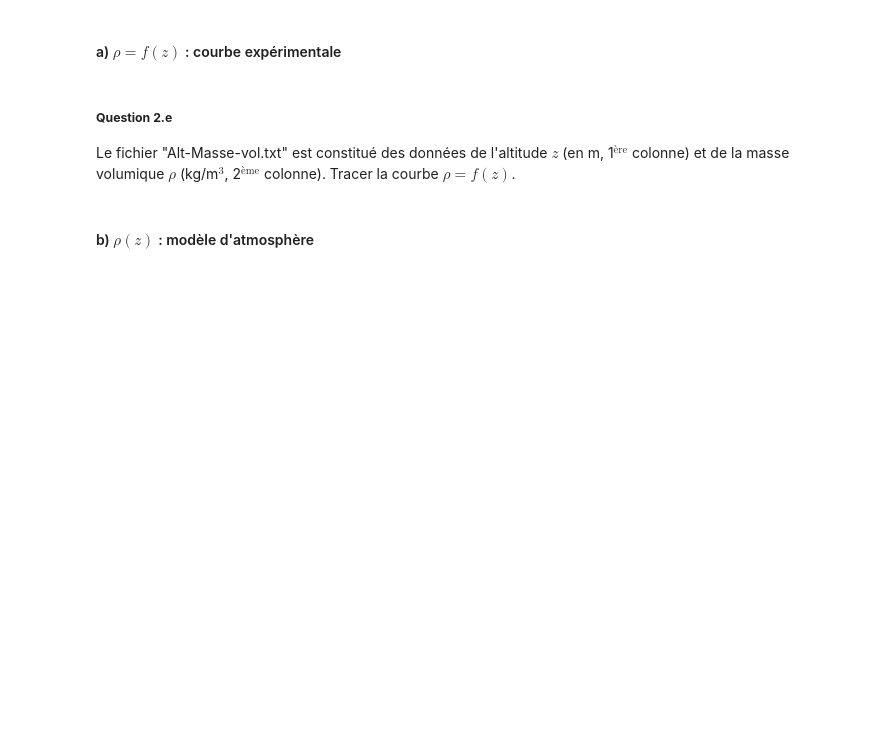
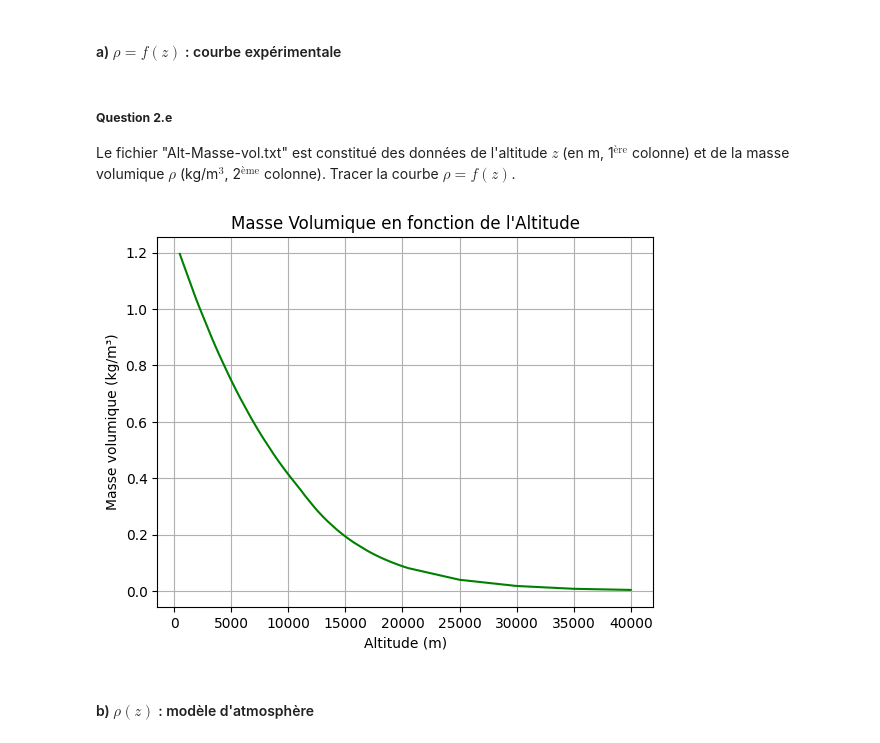
Before and after one commit to IsabelaCaldeira/ChuteLibre, a Jupyter notebook: CHUTE-LIBRE_Notebook-pour-etudiants_2022.ipynb, the cells around one changed output. Saved outputs shown, nothing was run; the diff lists cells and outputs as text; code cells hidden in the pictures; blank space fills up the shorter version.

```diff
--- a/CHUTE-LIBRE_Notebook-pour-etudiants_2022.ipynb
+++ b/CHUTE-LIBRE_Notebook-pour-etudiants_2022.ipynb
@@ -239,3 +237,13 @@ coord_MV = np.loadtxt('Alt-Masse-vol.txt')
+# %%
+coord_MV = np.loadtxt('Alt-Masse-vol.txt')
+
+plt.plot(coord_MV[:,0], coord_MV[:,1], 'g')
+plt.xlabel('Altitude (m)'), plt.ylabel('Masse volumique (kg/m³)')
+plt.title("Masse Volumique en fonction de l'Altitude")
+plt.grid()
+plt.show()
+# %% [output]
+[figure, added]
 # %% [markdown]
 #### b) $\rho(z)$ : modèle d'atmosphère
 # %% [markdown]
```
Also changed, not shown: parts of 4 cells of this notebook.
